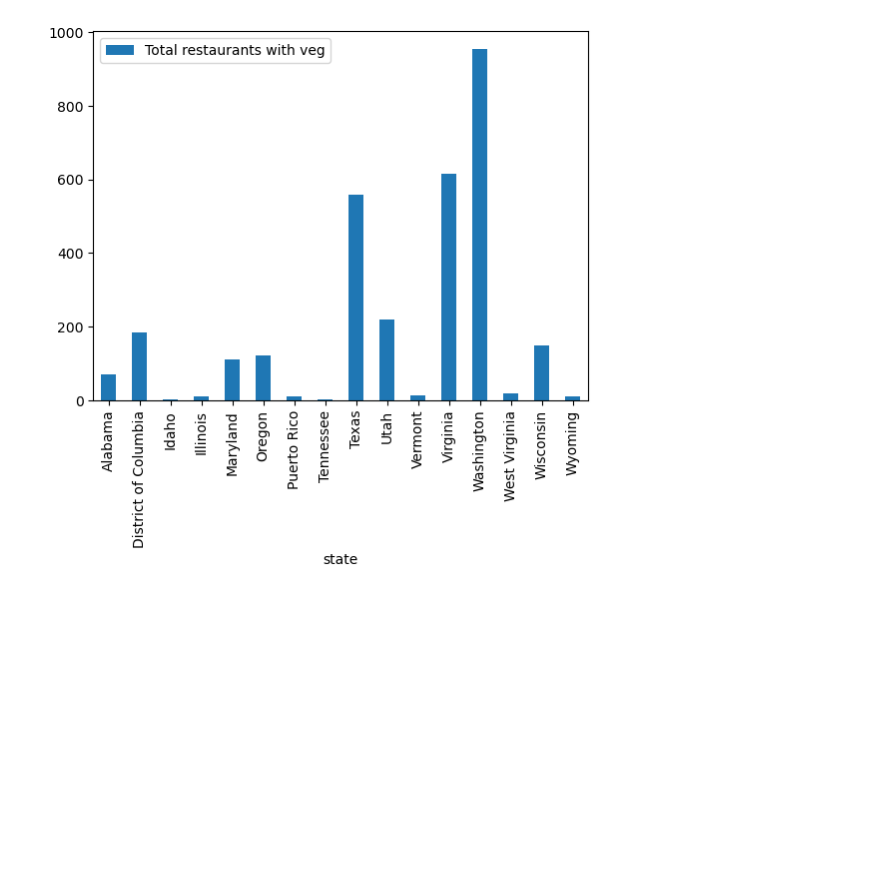
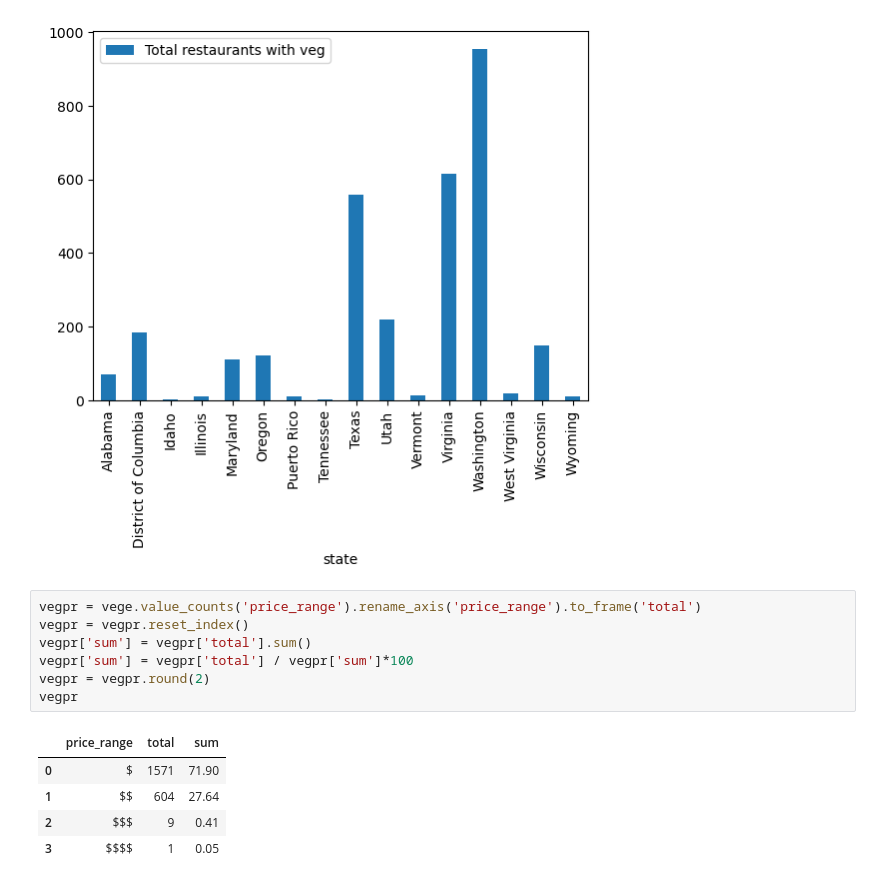
Before and after one commit to infoshareacademy/JDSZR11-DatA_Team, a Jupyter notebook: stany-wege.ipynb, the cells around one changed output. Drawn from its saved outputs; the diff is of its cells as text; blank space fills up the shorter version.

```diff
--- a/stany-wege.ipynb
+++ b/stany-wege.ipynb
@@ -233,3 +233,16 @@ vegsum.plot(kind='bar', x='state', y='Total restaurants with veg')
 plt.show()
 # %% [output]
 [figure]
+# %%
+vegpr = vege.value_counts('price_range').rename_axis('price_range').to_frame('total')
+vegpr = vegpr.reset_index()
+vegpr['sum'] = vegpr['total'].sum()
+vegpr['sum'] = vegpr['total'] / vegpr['sum']*100
+vegpr = vegpr.round(2)
+vegpr
+# %% [output]
+|  | price_range | total | sum |
+| 0 | $ | 1571 | 71.90 |
+| 1 | $$ | 604 | 27.64 |
+| 2 | $$$ | 9 | 0.41 |
+| 3 | $$$$ | 1 | 0.05 |
```
Also changed, not shown: parts of 2 cells of this notebook.
